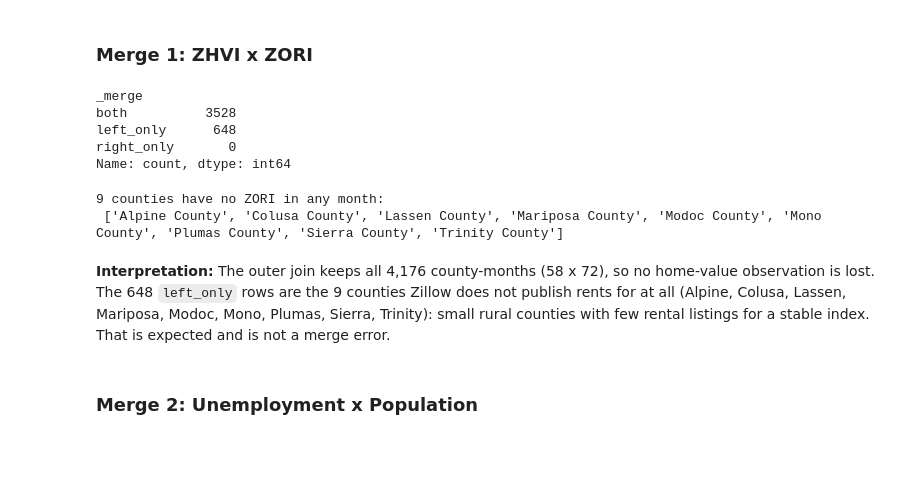
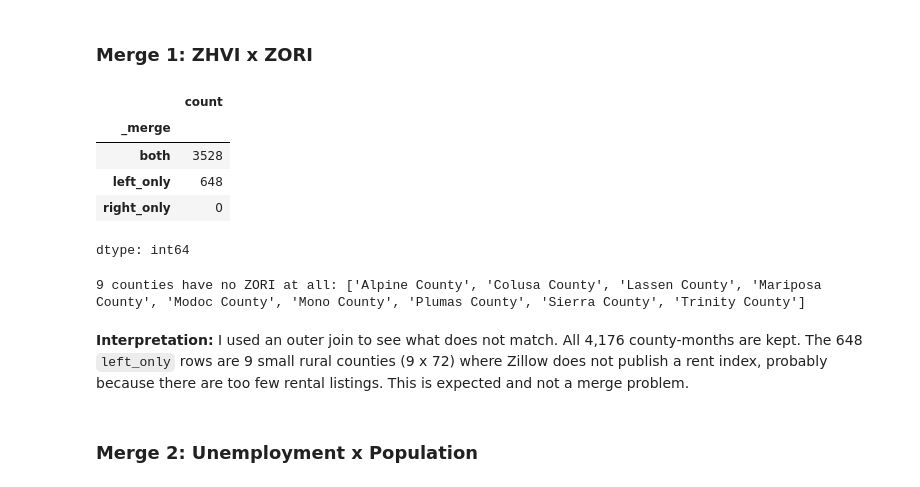
Before and after one commit to HowardChen0211/dataManPy, a Jupyter notebook: ProblemSet_5_pandas.ipynb, the cells around one changed output. Cells and saved outputs as stored; diff of their text form; code cells hidden in the pictures; blank space fills up the shorter version.

```diff
--- a/ProblemSet_5_pandas.ipynb
+++ b/ProblemSet_5_pandas.ipynb
@@ -212,30 +212,25 @@ ZHVI covers all 58 counties × 72 months = 4,176 rows. ZORI has fewer counties b
 # %% [markdown]
 ### Merge 1: ZHVI x ZORI
 # %%
-housing = house.merge(
-    rent.drop(columns="RegionName"),
-    on=["FIPS", "Date"],
-    how="outer",
-    validate="1:1",
-    indicator=True)
+housing = house.merge(rent.drop(columns="RegionName"), on=["FIPS", "Date"],
+                     how="outer", validate="1:1", indicator=True)
 
-# checks
-print(housing["_merge"].value_counts(), "\n")
+housing["_merge"].value_counts()
+
+no_rent = sorted(housing.loc[housing["_merge"] == "left_only", "RegionName"].unique())
+print(len(no_rent), "counties have no ZORI at all:", no_rent, "\n")
+
+housing = housing.drop(columns="_merge")
 # %% [output]
+|  | count |
+| _merge |  |
+| both | 3528 |
+| left_only | 648 |
+| right_only | 0 |
-_merge
-both          3528
-left_only      648
-right_only       0
-Name: count, dtype: int64
+dtype: int64
+9 counties have no ZORI at all: ['Alpine County', 'Colusa County', 'Lassen County', 'Mariposa County', 'Modoc County', 'Mono County', 'Plumas County', 'Sierra County', 'Trinity County']
-# %%
-no_rent = sorted(housing.loc[housing["_merge"] == "left_only", "RegionName"].unique())
-print(f"{len(no_rent)} counties have no ZORI in any month:\n", no_rent)
-housing = housing.drop(columns="_merge")
-# %% [output]
-9 counties have no ZORI in any month:
- ['Alpine County', 'Colusa County', 'Lassen County', 'Mariposa County', 'Modoc County', 'Mono County', 'Plumas County', 'Sierra County', 'Trinity County']
 # %% [markdown]
-**Interpretation:** The outer join keeps all 4,176 county-months (58 x 72), so no home-value observation is lost. The 648 `left_only` rows are the 9 counties Zillow does not publish rents for at all (Alpine, Colusa, Lassen, Mariposa, Modoc, Mono, Plumas, Sierra, Trinity): small rural counties with few rental listings for a stable index. That is expected and is not a merge error.
+**Interpretation:** I used an outer join to see what does not match. All 4,176 county-months are kept. The 648 `left_only` rows are 9 small rural counties (9 x 72) where Zillow does not publish a rent index, probably because there are too few rental listings. This is expected and not a merge problem.
 # %% [markdown]
 ### Merge 2: Unemployment x Population
 # %% [markdown]
```
Also changed, not shown: parts of 8 cells of this notebook.
